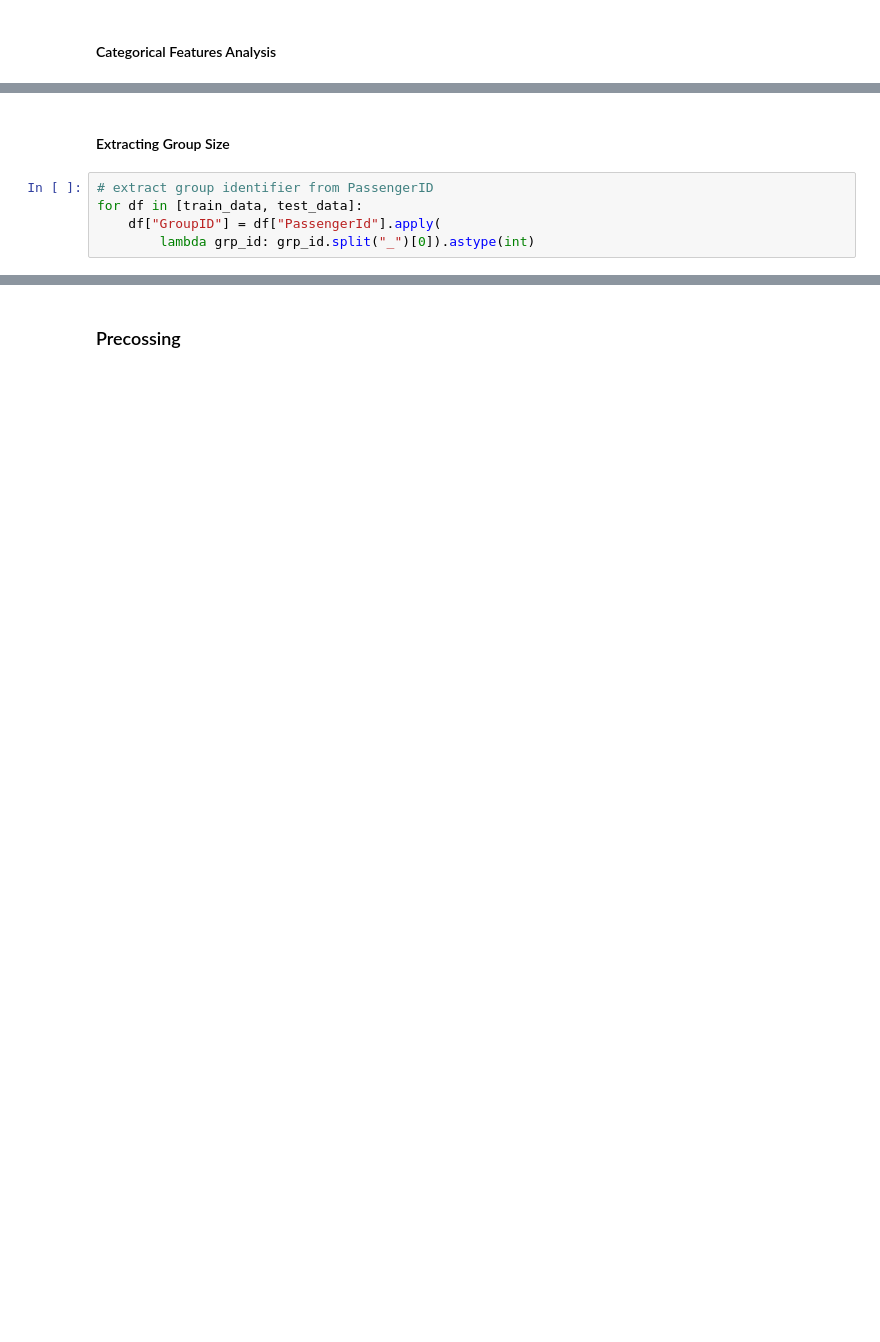
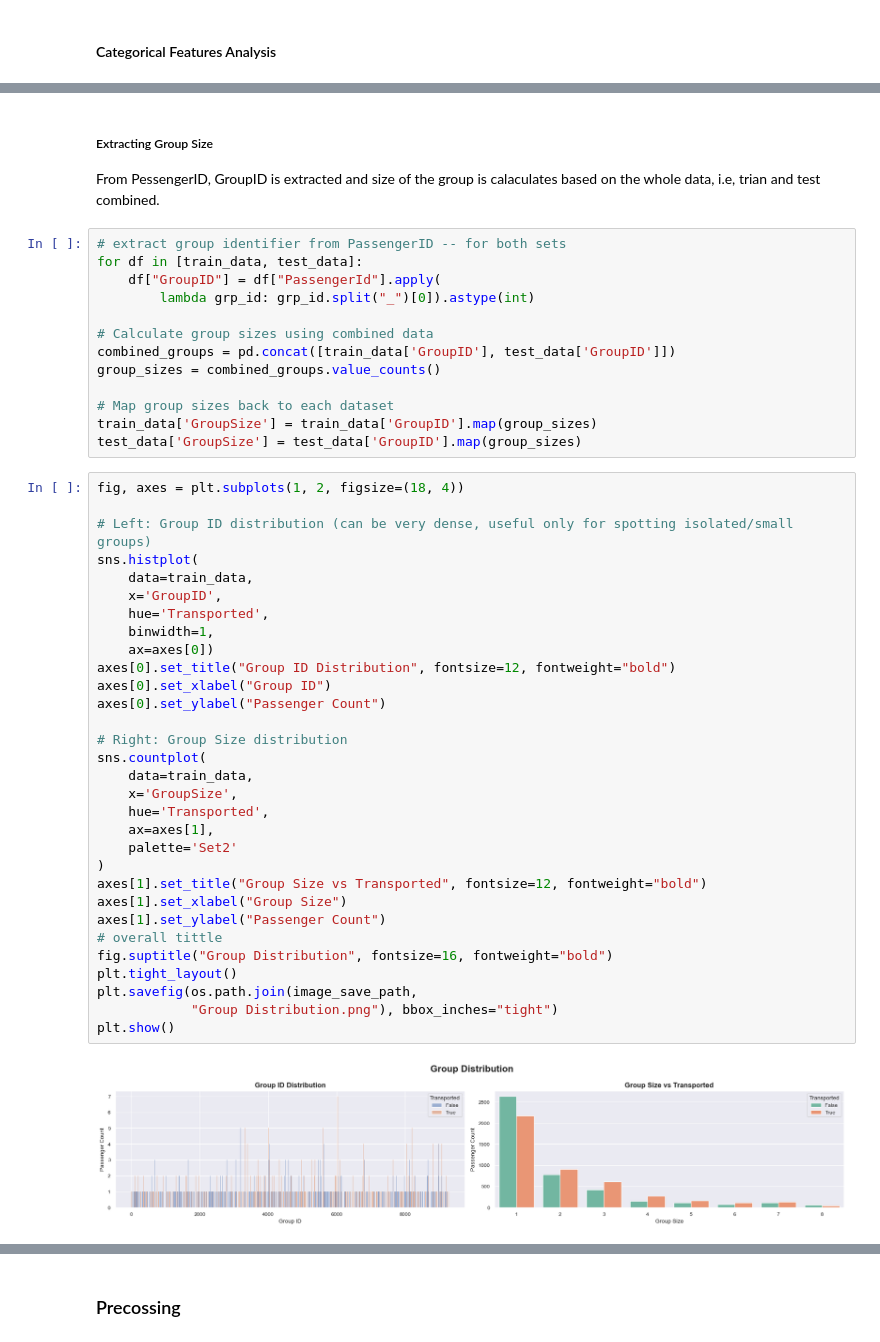
Before and after one commit to RMDS-GroupProject/spaceship_titanic, a Jupyter notebook: main_notebook.ipynb, the cells around one changed output, grey strips where cells are left out. Cells and saved outputs as stored; diff of their text form; blank space fills up the shorter version.

```diff
--- a/main_notebook.ipynb
+++ b/main_notebook.ipynb
@@ -990,7 +1039,49 @@ plt.show()
 # %% [markdown]
-#### Extracting Group Size
+##### Extracting Group Size
+From PessengerID, GroupID is extracted and size of the group is calaculates based on the whole data, i.e, trian and test combined.
 # %%
-# extract group identifier from PassengerID
+# extract group identifier from PassengerID -- for both sets
 for df in [train_data, test_data]:
     df["GroupID"] = df["PassengerId"].apply(
         lambda grp_id: grp_id.split("_")[0]).astype(int)
+
+# Calculate group sizes using combined data
+combined_groups = pd.concat([train_data['GroupID'], test_data['GroupID']])
+group_sizes = combined_groups.value_counts()
+
+# Map group sizes back to each dataset
+train_data['GroupSize'] = train_data['GroupID'].map(group_sizes)
+test_data['GroupSize'] = test_data['GroupID'].map(group_sizes)
+# %%
+fig, axes = plt.subplots(1, 2, figsize=(18, 4))
+
+# Left: Group ID distribution (can be very dense, useful only for spotting isolated/small groups)
+sns.histplot(
+    data=train_data,
+    x='GroupID',
+    hue='Transported',
+    binwidth=1,
+    ax=axes[0])
+axes[0].set_title("Group ID Distribution", fontsize=12, fontweight="bold")
+axes[0].set_xlabel("Group ID")
+axes[0].set_ylabel("Passenger Count")
+
+# Right: Group Size distribution
+sns.countplot(
+    data=train_data,
+    x='GroupSize',
+    hue='Transported',
+    ax=axes[1],
+    palette='Set2'
+)
+axes[1].set_title("Group Size vs Transported", fontsize=12, fontweight="bold")
+axes[1].set_xlabel("Group Size")
+axes[1].set_ylabel("Passenger Count")
+# overall tittle
+fig.suptitle("Group Distribution", fontsize=16, fontweight="bold")
+plt.tight_layout()
+plt.savefig(os.path.join(image_save_path,
+            "Group Distribution.png"), bbox_inches="tight")
+plt.show()
+# %% [output]
+[figure, added]
```
Also changed, not shown: parts of 44 cells of this notebook, 10 other files.
